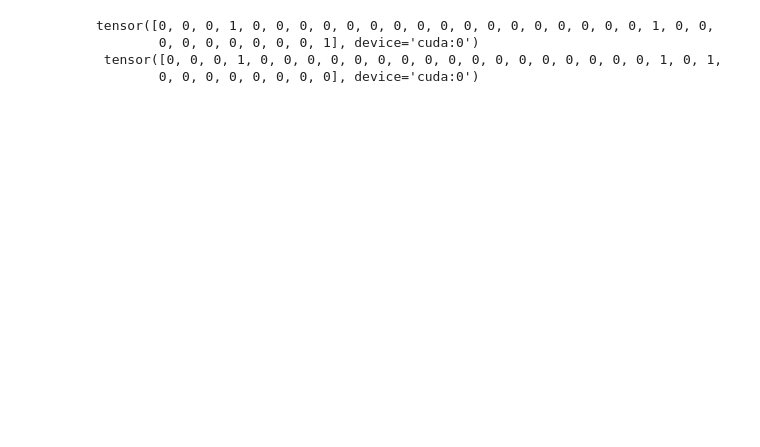
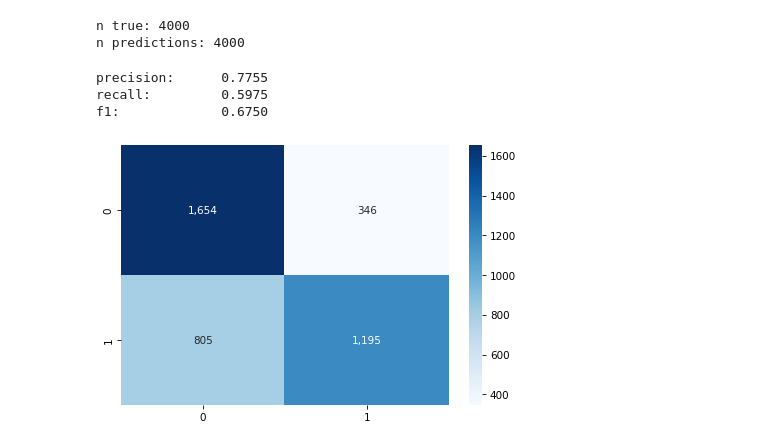
Before and after one commit to Tstrebe2/umich-mads-capstone-project, a Jupyter notebook: tim-playground.ipynb, the cells around one changed output. Saved outputs shown, nothing was run; the diff lists cells and outputs as text; code cells hidden in the pictures; blank space fills up the shorter version.

```diff
--- a/tim-playground.ipynb
+++ b/tim-playground.ipynb
@@ -201,16 +203,45 @@ Val correct: 3843.0
-# %%
-with torch.no_grad():
-  model.eval()
-
-  for (x, y) in val_data_loader:
-    (x, y) = (x.to(device), y.to(device))
-    pred = model(x)
-    print(pred.argmax(1),'\n', y)
-    break
-    total_val_loss += loss_fn(pred, y)
-    val_correct += (pred.argmax(1) == y).type(torch.float).sum().item()
-# %% [output]
-tensor([0, 0, 0, 1, 0, 0, 0, 0, 0, 0, 0, 0, 0, 0, 0, 0, 0, 0, 0, 0, 0, 1, 0, 0,
-        0, 0, 0, 0, 0, 0, 0, 1], device='cuda:0')
- tensor([0, 0, 0, 1, 0, 0, 0, 0, 0, 0, 0, 0, 0, 0, 0, 0, 0, 0, 0, 0, 0, 1, 0, 1,
-        0, 0, 0, 0, 0, 0, 0, 0], device='cuda:0')
+# %%
+test_data_loader =  DataLoader(test_dataset, batch_size=batch_size)
+
+y_s = torch.Tensor().to(device)
+preds = torch.Tensor(0, 2).to(device)
+
+with torch.no_grad():
+  model.eval()
+  for i, (x, y) in enumerate(test_data_loader):
+    x, y = x.to(device), y.to(device)
+
+    pred = model(x)
+
+    preds = torch.vstack((preds, pred))
+    y_s = torch.cat((y_s, y), dim=0)
+
+print('n true:', y_s.shape[0])
+print('n predictions:', preds.shape[0])
+# %% [output]
+n true: 4000
+n predictions: 4000
+# %%
+y_true = y_s.cpu().numpy()
+y_pred = preds.cpu().numpy().argmax(axis=1)
+y_proba = preds.cpu().numpy()[:, 1]
+
+precision = metrics.precision_score(y_true, y_pred)
+recall = metrics.recall_score(y_true, y_pred)
+f1 = metrics.f1_score(y_true, y_pred)
+
+print('precision:\t{:.4f}'.format(precision))
+print('recall:\t\t{:.4f}'.format(recall))
+print('f1:\t\t{:.4f}'.format(f1))
+print()
+
+fig = plt.figure(dpi=75)
+ax = plt.gca()
+sns.heatmap(metrics.confusion_matrix(y_true, y_pred), annot=True, fmt=',', cmap='Blues')
+fig.tight_layout()
+fig.show()
+# %% [output]
+precision:      0.7755
+recall:         0.5975
+f1:             0.6750
+[figure, added]
```
Also changed, not shown: parts of 13 cells of this notebook.
